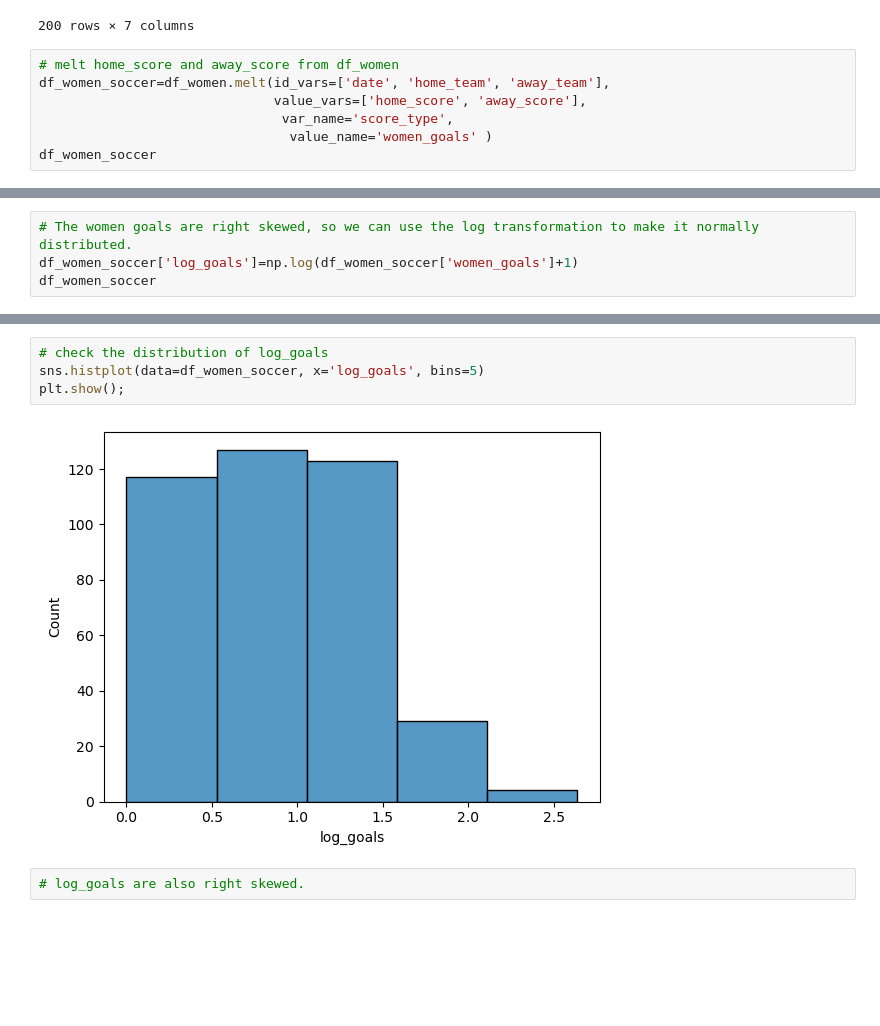
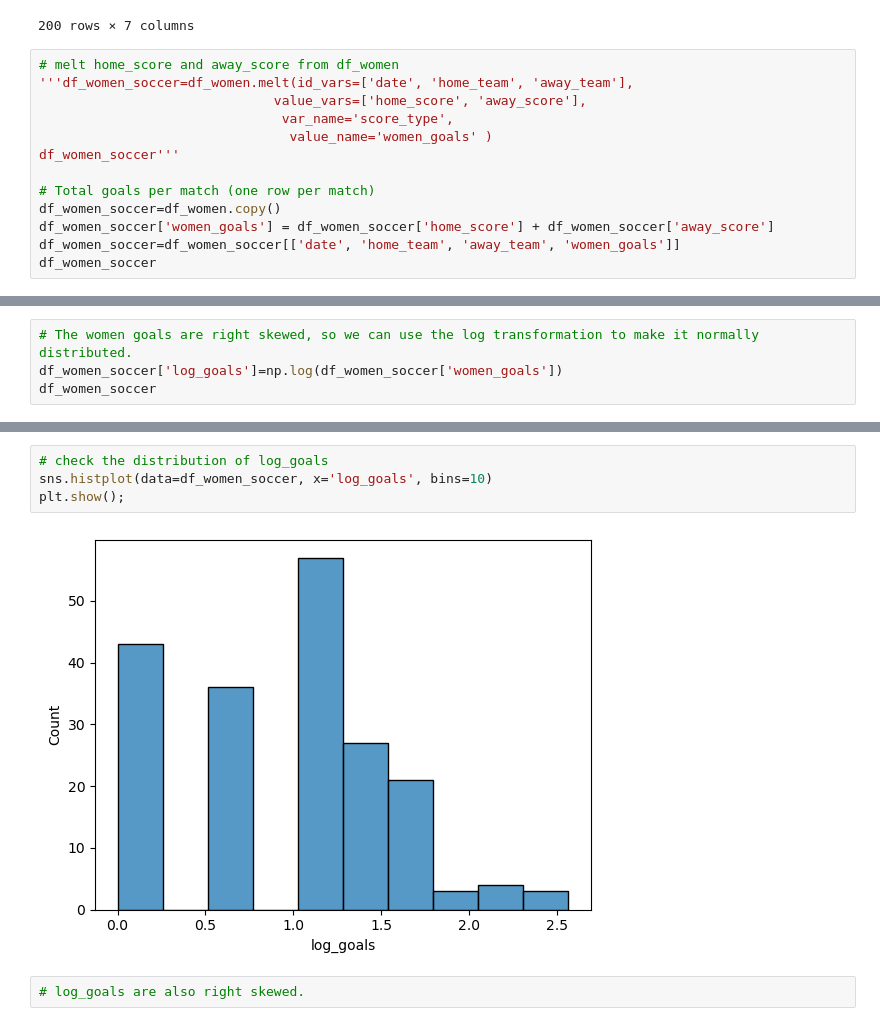
Before and after one commit to Daviedavie100/DatacampPythonDataAnalysis, a Jupyter notebook: Datacamp.ipynb, the cells around one changed output, grey strips where cells are left out. Cells and saved outputs as stored; diff of their text form; blank space fills up the shorter version.

```diff
--- a/Datacamp.ipynb
+++ b/Datacamp.ipynb
@@ -2279,9 +2272,15 @@ df_women
 200 rows × 7 columns
 # %%
 # melt home_score and away_score from df_women
-df_women_soccer=df_women.melt(id_vars=['date', 'home_team', 'away_team'],
+'''df_women_soccer=df_women.melt(id_vars=['date', 'home_team', 'away_team'],
                               value_vars=['home_score', 'away_score'],
                                var_name='score_type',
                                 value_name='women_goals' )
+df_women_soccer'''
+
+# Total goals per match (one row per match)
+df_women_soccer=df_women.copy()
+df_women_soccer['women_goals'] = df_women_soccer['home_score'] + df_women_soccer['away_score']
+df_women_soccer=df_women_soccer[['date', 'home_team', 'away_team', 'women_goals']]
 df_women_soccer
 # %% [output]
@@ -2307,5 +2306,5 @@ plt.show();
 # %%
 # The women goals are right skewed, so we can use the log transformation to make it normally distributed.
-df_women_soccer['log_goals']=np.log(df_women_soccer['women_goals']+1)
+df_women_soccer['log_goals']=np.log(df_women_soccer['women_goals'])
 df_women_soccer
 # %% [output]
@@ -2325,9 +2324,9 @@ df_women_soccer
 # %%
 # check the distribution of log_goals
-sns.histplot(data=df_women_soccer, x='log_goals', bins=5)
+sns.histplot(data=df_women_soccer, x='log_goals', bins=10)
 plt.show();
 # %% [output]
-[figure, old version]
+[figure, new version]
 # %%
 # log_goals are also right skewed.
 # %%
```
Also changed, not shown: parts of 19 cells of this notebook.
